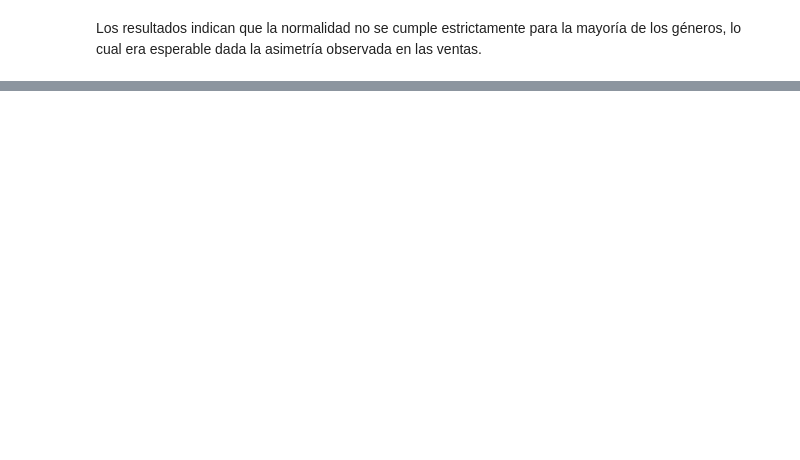
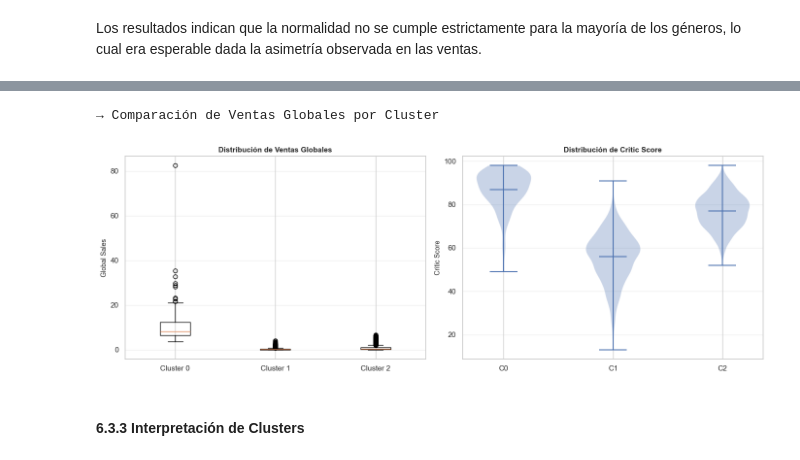
Before and after one commit to Luminara-03/Proyecto-Estadistica-Matematica, a Jupyter notebook: Proyecto_Estadistica_Sheila_C312.ipynb, the cells around one changed output, grey strips where cells are left out. Drawn from its saved outputs; the diff is of its cells as text; code cells hidden in the pictures; blank space fills up the shorter version.

```diff
--- a/Proyecto_Estadistica_Sheila_C312.ipynb
+++ b/Proyecto_Estadistica_Sheila_C312.ipynb
@@ -778,0 +1134,14 @@ Cluster
+# %%
+# Modelo Final: K=3
+k_optimal = 3
+print(f"\n✓ Modelo final: K-Means con k={k_optimal}\n")
+
+final_model = KMeans(n_clusters=k_optimal, n_init=10, random_state=42)
+cluster_labels = final_model.fit_predict(scaler_data)
+df_cluster['Cluster'] = cluster_labels
+
+print(f"Distribución de clusters:")
+for i in range(k_optimal):
+    count = (cluster_labels == i).sum()
+    pct = 100 * count / len(cluster_labels)
+    print(f"  Cluster {i}: {count:5} registros ({pct:5.1f}%)")
@@ -778,0 +1203,29 @@ Cluster
+# %%
+# Boxplot por cluster
+print("\n→ Comparación de Ventas Globales por Cluster\n")
+
+fig, axes = plt.subplots(1, 2, figsize=(14, 5))
+
+# Boxplot
+axes[0].boxplot([df_cluster[df_cluster['Cluster']==i]['Global_Sales'] for i in range(k_optimal)],
+                labels=[f'Cluster {i}' for i in range(k_optimal)])
+axes[0].set_title('Distribución de Ventas Globales', fontsize=11, fontweight='bold')
+axes[0].set_ylabel('Global Sales', fontsize=10)
+axes[0].grid(True, alpha=0.3, axis='y')
+
+# Violin plot de scoring
+data_plot = [df_cluster[df_cluster['Cluster']==i]['Critic_Score'].dropna() for i in range(k_optimal)]
+axes[1].violinplot(data_plot, positions=range(k_optimal), showmeans=True)
+axes[1].set_xticks(range(k_optimal))
+axes[1].set_xticklabels([f'C{i}' for i in range(k_optimal)])
+axes[1].set_title('Distribución de Critic Score', fontsize=11, fontweight='bold')
+axes[1].set_ylabel('Critic Score', fontsize=10)
+axes[1].grid(True, alpha=0.3, axis='y')
+
+plt.tight_layout()
+plt.show()
+# %% [output]
+→ Comparación de Ventas Globales por Cluster
+[figure, added]
+# %% [markdown]
+#### 6.3.3 Interpretación de Clusters
```
Also changed, not shown: parts of 85 cells of this notebook, 1 other file.
